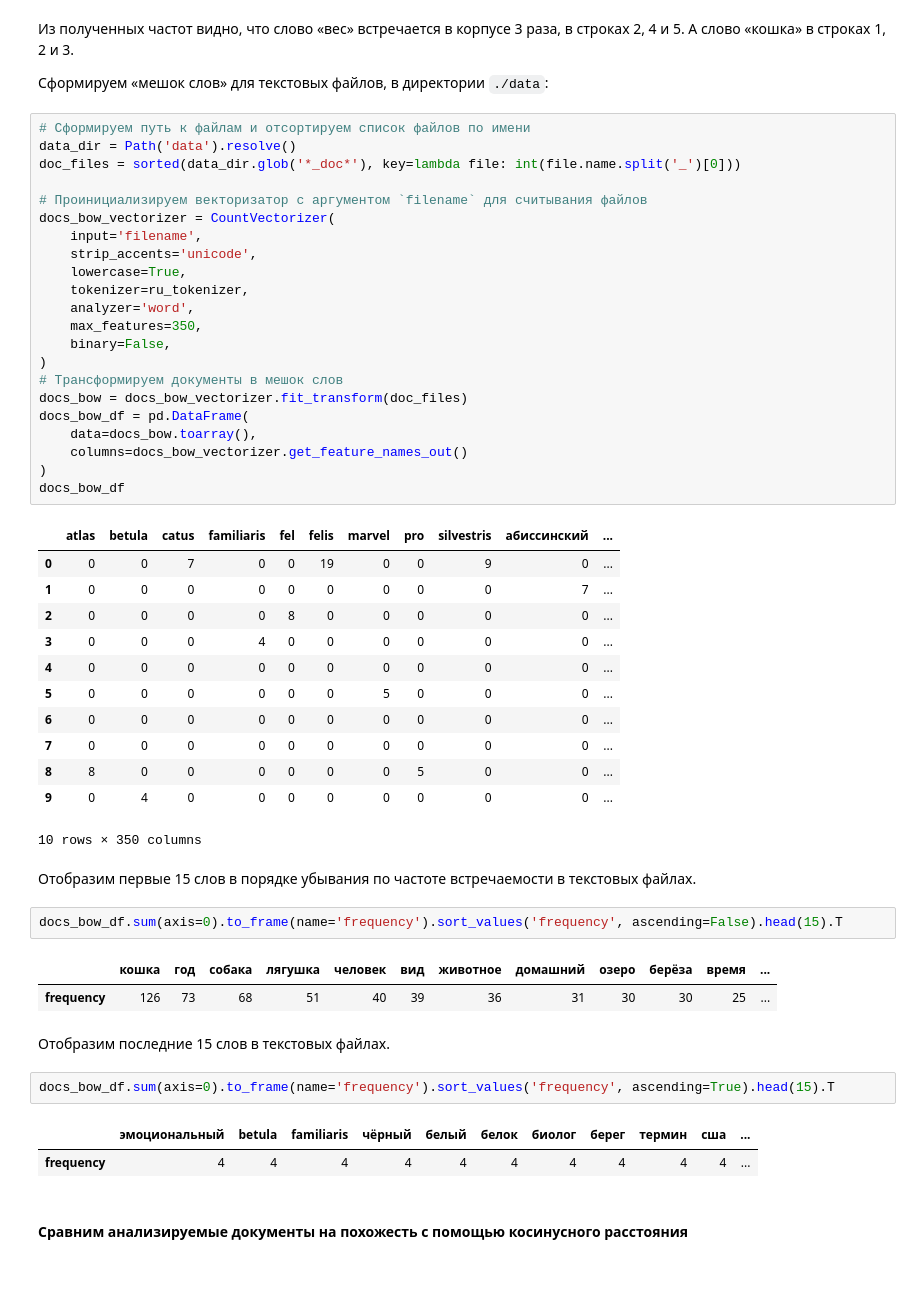
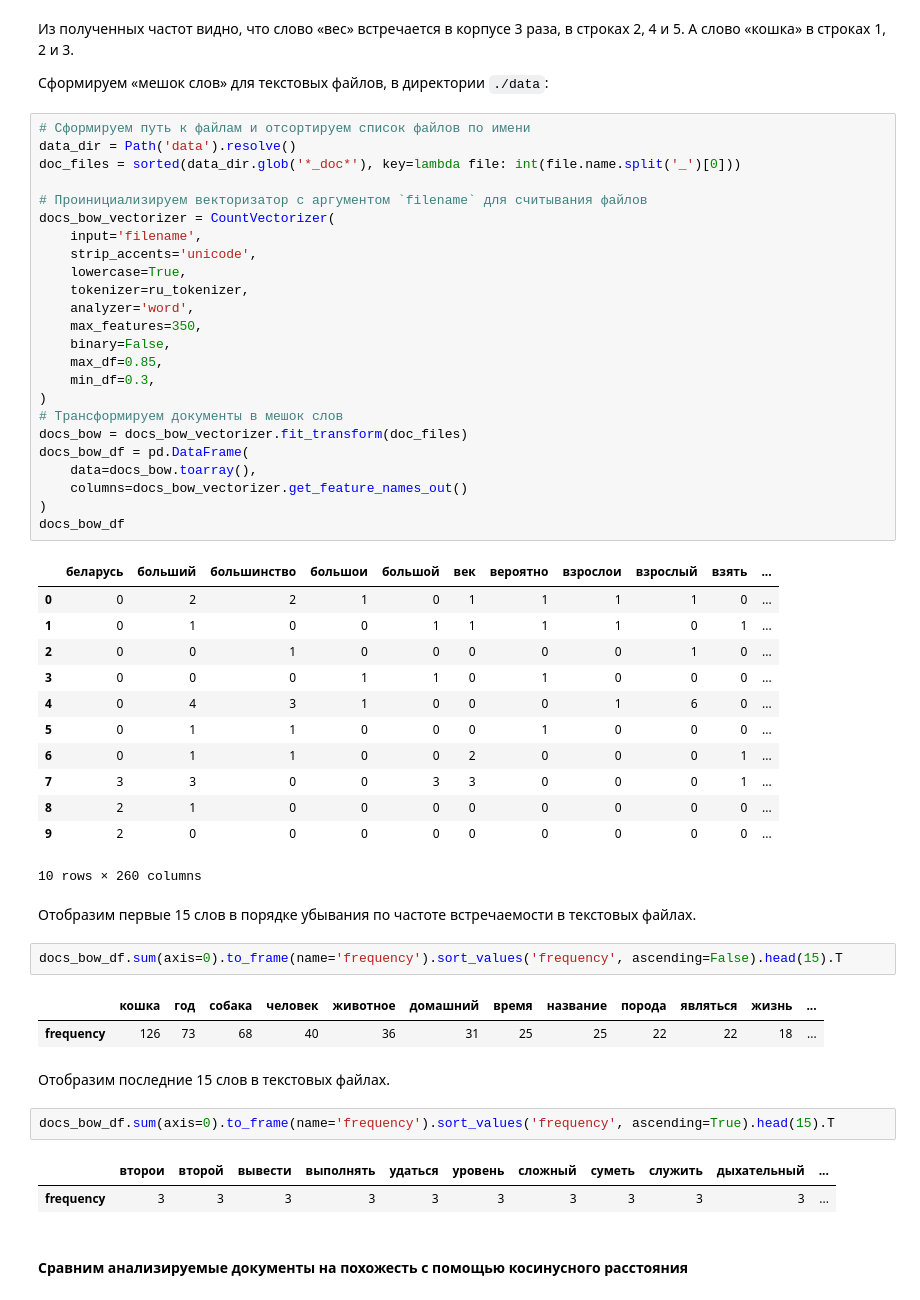
Before and after one commit to dmt-zh/nlp, a Jupyter notebook: Text Representation.ipynb, the cells around one changed output. Drawn from its saved outputs; the diff is of its cells as text.

```diff
--- a/Text Representation.ipynb
+++ b/Text Representation.ipynb
@@ -396,52 +397,54 @@ bow_df.sum(axis=0).to_frame(name='frequency').sort_values('frequency', ascending
 # %%
 # Сформируем путь к файлам и отсортируем список файлов по имени
 data_dir = Path('data').resolve()
 doc_files = sorted(data_dir.glob('*_doc*'), key=lambda file: int(file.name.split('_')[0]))
 
 # Проинициализируем векторизатор с аргументом `filename` для считывания файлов
 docs_bow_vectorizer = CountVectorizer(
     input='filename',
     strip_accents='unicode',
     lowercase=True,
     tokenizer=ru_tokenizer,
     analyzer='word',
     max_features=350,
     binary=False,
+    max_df=0.85,
+    min_df=0.3,
 )
 # Трансформируем документы в мешок слов
 docs_bow = docs_bow_vectorizer.fit_transform(doc_files)
 docs_bow_df = pd.DataFrame(
     data=docs_bow.toarray(),
     columns=docs_bow_vectorizer.get_feature_names_out()
 )
 docs_bow_df
 # %% [output]
-|  | atlas | betula | catus | familiaris | fel | felis | marvel | pro | silvestris | абиссинский | ... |
-| 0 | 0 | 0 | 7 | 0 | 0 | 19 | 0 | 0 | 9 | 0 | ... |
-| 1 | 0 | 0 | 0 | 0 | 0 | 0 | 0 | 0 | 0 | 7 | ... |
-| 2 | 0 | 0 | 0 | 0 | 8 | 0 | 0 | 0 | 0 | 0 | ... |
-| 3 | 0 | 0 | 0 | 4 | 0 | 0 | 0 | 0 | 0 | 0 | ... |
-| 4 | 0 | 0 | 0 | 0 | 0 | 0 | 0 | 0 | 0 | 0 | ... |
-| 5 | 0 | 0 | 0 | 0 | 0 | 0 | 5 | 0 | 0 | 0 | ... |
-| 6 | 0 | 0 | 0 | 0 | 0 | 0 | 0 | 0 | 0 | 0 | ... |
-| 7 | 0 | 0 | 0 | 0 | 0 | 0 | 0 | 0 | 0 | 0 | ... |
-| 8 | 8 | 0 | 0 | 0 | 0 | 0 | 0 | 5 | 0 | 0 | ... |
-| 9 | 0 | 4 | 0 | 0 | 0 | 0 | 0 | 0 | 0 | 0 | ... |
+|  | беларусь | больший | большинство | большои | большой | век | вероятно | взрослои | взрослый | взять | ... |
+| 0 | 0 | 2 | 2 | 1 | 0 | 1 | 1 | 1 | 1 | 0 | ... |
+| 1 | 0 | 1 | 0 | 0 | 1 | 1 | 1 | 1 | 0 | 1 | ... |
+| 2 | 0 | 0 | 1 | 0 | 0 | 0 | 0 | 0 | 1 | 0 | ... |
+| 3 | 0 | 0 | 0 | 1 | 1 | 0 | 1 | 0 | 0 | 0 | ... |
+| 4 | 0 | 4 | 3 | 1 | 0 | 0 | 0 | 1 | 6 | 0 | ... |
+| 5 | 0 | 1 | 1 | 0 | 0 | 0 | 1 | 0 | 0 | 0 | ... |
+| 6 | 0 | 1 | 1 | 0 | 0 | 2 | 0 | 0 | 0 | 1 | ... |
+| 7 | 3 | 3 | 0 | 0 | 3 | 3 | 0 | 0 | 0 | 1 | ... |
+| 8 | 2 | 1 | 0 | 0 | 0 | 0 | 0 | 0 | 0 | 0 | ... |
+| 9 | 2 | 0 | 0 | 0 | 0 | 0 | 0 | 0 | 0 | 0 | ... |
-10 rows × 350 columns
+10 rows × 260 columns
 # %% [markdown]
 Отобразим первые 15 слов в порядке убывания по частоте встречаемости в текстовых файлах.
 # %%
 docs_bow_df.sum(axis=0).to_frame(name='frequency').sort_values('frequency', ascending=False).head(15).T
 # %% [output]
-|  | кошка | год | собака | лягушка | человек | вид | животное | домашний | озеро | берёза | время | ... |
-| frequency | 126 | 73 | 68 | 51 | 40 | 39 | 36 | 31 | 30 | 30 | 25 | ... |
+|  | кошка | год | собака | человек | животное | домашний | время | название | порода | являться | жизнь | ... |
+| frequency | 126 | 73 | 68 | 40 | 36 | 31 | 25 | 25 | 22 | 22 | 18 | ... |
 # %% [markdown]
 Отобразим последние 15 слов в текстовых файлах.
 # %%
 docs_bow_df.sum(axis=0).to_frame(name='frequency').sort_values('frequency', ascending=True).head(15).T
 # %% [output]
-|  | эмоциональный | betula | familiaris | чёрный | белый | белок | биолог | берег | термин | сша | ... |
-| frequency | 4 | 4 | 4 | 4 | 4 | 4 | 4 | 4 | 4 | 4 | ... |
+|  | второи | второй | вывести | выполнять | удаться | уровень | сложный | суметь | служить | дыхательный | ... |
+| frequency | 3 | 3 | 3 | 3 | 3 | 3 | 3 | 3 | 3 | 3 | ... |
 # %% [markdown]
 #### Сравним анализируемые документы на похожесть с помощью косинусного расстояния
 # %%
```
Also changed, not shown: parts of 5 cells of this notebook.
